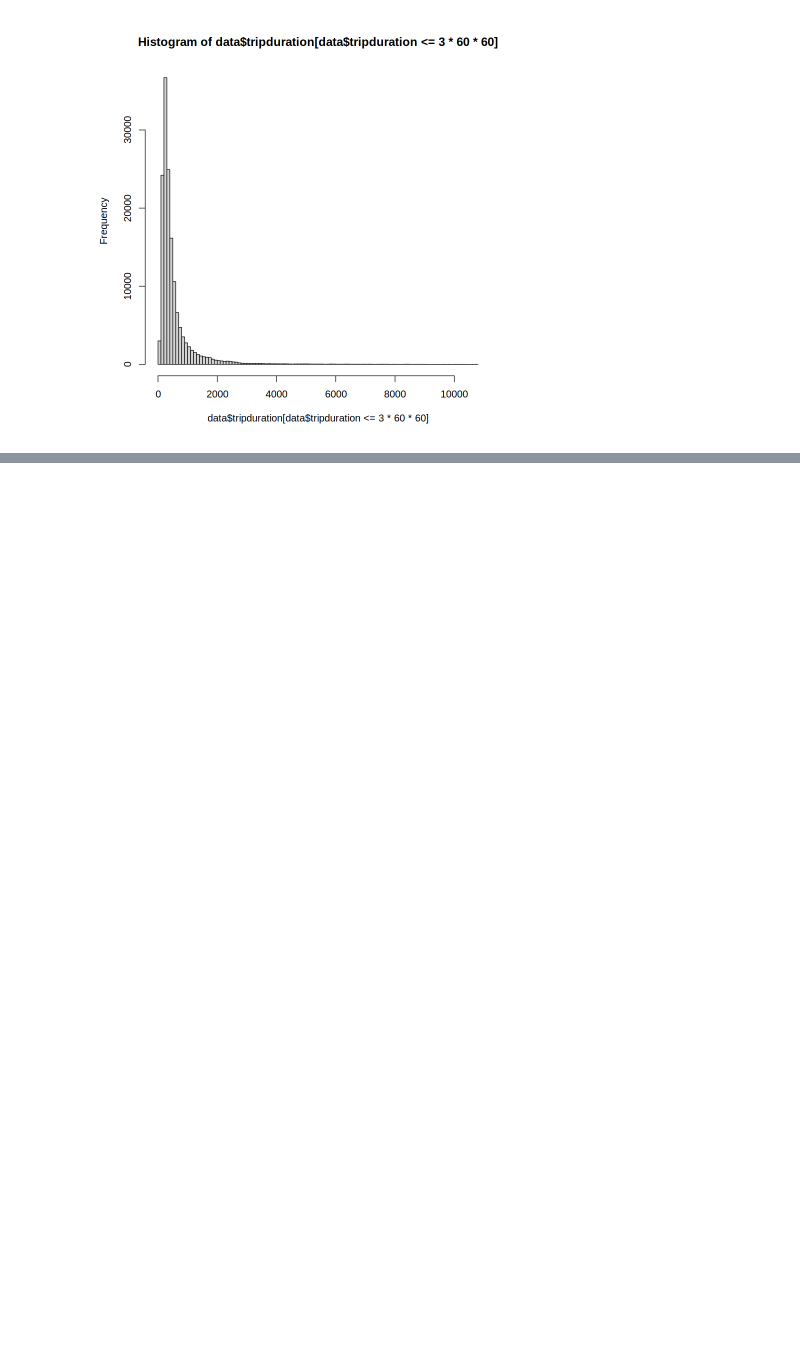
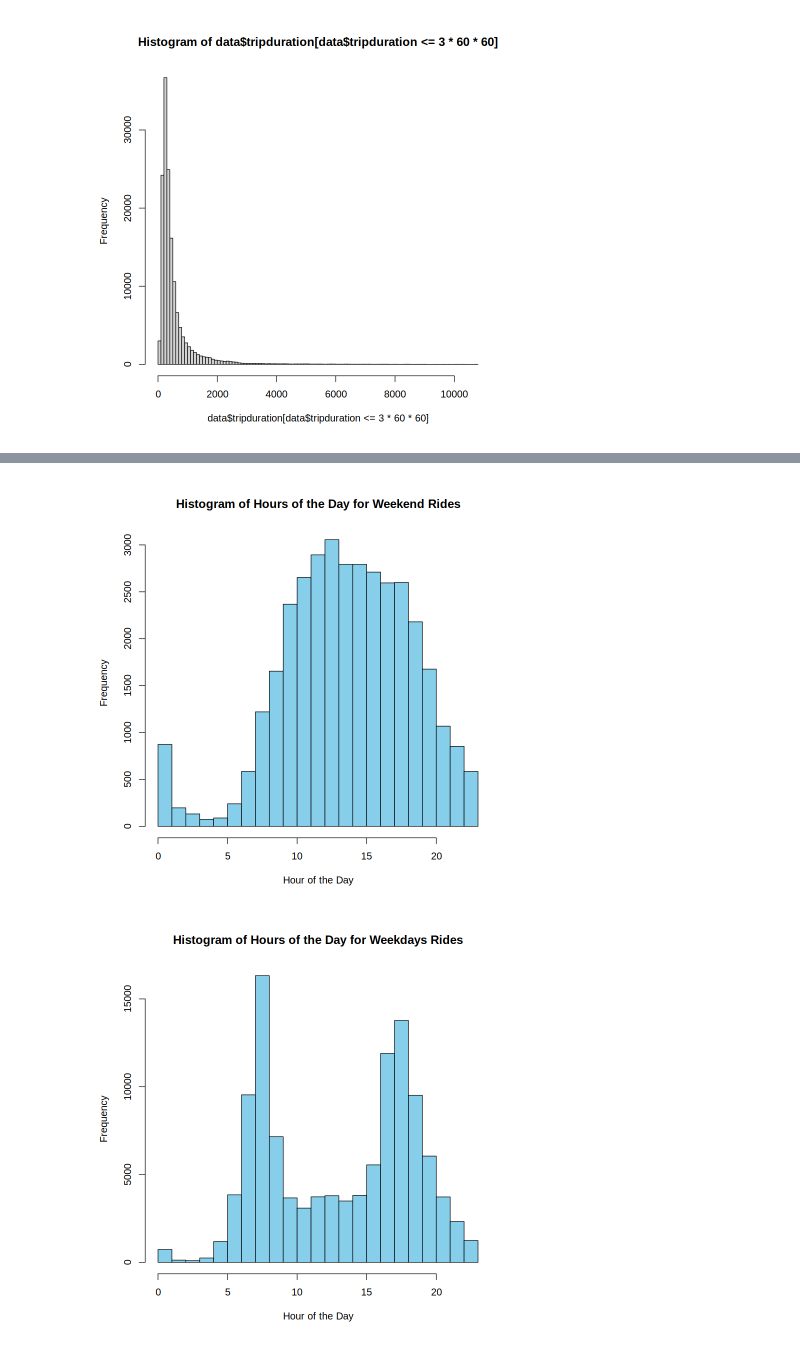
Before and after one commit to Kallo27/Advanced_statistics, a Jupyter notebook: Lab01/CalandraBuonaura_LorenzoRlab01.ipynb, the cells around one changed output, grey strips where cells are left out. Drawn from its saved outputs; the diff is of its cells as text; code cells hidden in the pictures; blank space fills up the shorter version.

```diff
--- a/Lab01/CalandraBuonaura_LorenzoRlab01.ipynb
+++ b/Lab01/CalandraBuonaura_LorenzoRlab01.ipynb
@@ -56,0 +76,21 @@ total_dur
+# %%
+data$weekdays <- weekdays(as.Date(data$starttime))
+data$weekend <- data$weekdays %in% c("Saturday", "Sunday")
+weekend_rides <- as.numeric(format(as.POSIXct(data$starttime[data$weekend == TRUE]), "%H"))
+hist(weekend_rides,
+     main = "Histogram of Hours of the Day for Weekend Rides",
+     xlab = "Hour of the Day",
+     ylab = "Frequency",
+     breaks = seq(0, 23, by = 1),
+     col = "skyblue")
+
+weekdays_rides <- as.numeric(format(as.POSIXct(data$starttime[data$weekend == FALSE]), "%H"))
+hist(weekdays_rides,
+     main = "Histogram of Hours of the Day for Weekdays Rides",
+     xlab = "Hour of the Day",
+     ylab = "Frequency",
+     breaks = seq(0, 23, by = 1),
+     col = "skyblue")
+# %% [output]
+[figure, added]
+[figure, added]
```
Also changed, not shown: parts of 11 cells of this notebook.
